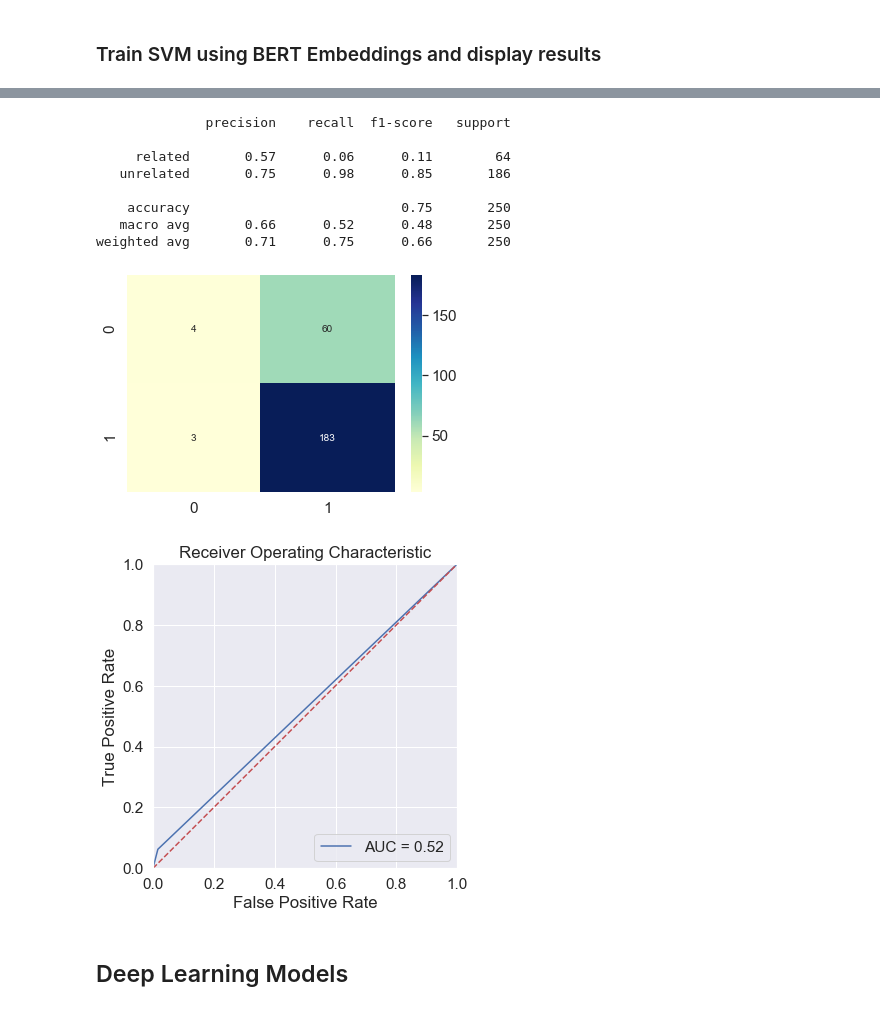
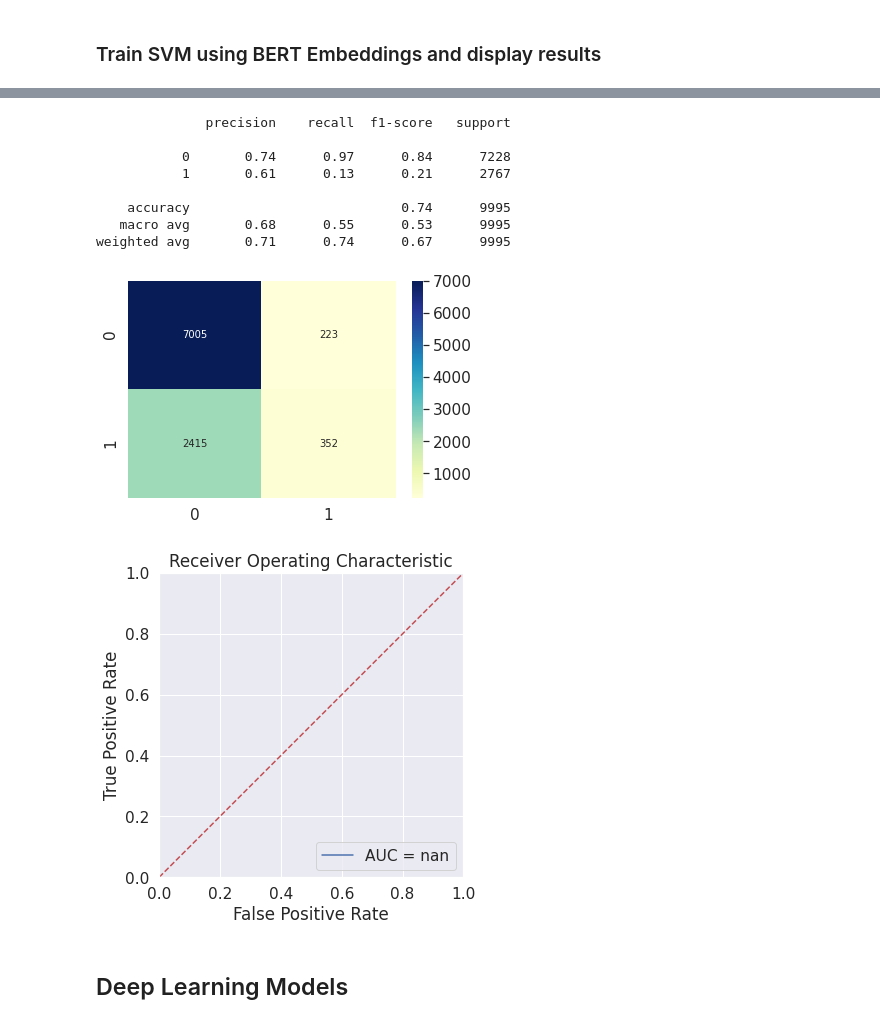
Before and after one commit to FaiZaman/Fake-News-Detection-with-Natural-Language-Processing, a Jupyter notebook: Fake_News_Challenge_Classifier.ipynb, the cells around one changed output, grey strips where cells are left out. Cells and saved outputs as stored; diff of their text form; code cells hidden in the pictures.

Commit message:
Properly retrieved BERT embeddings and used them to train SVM and logistic regression models

```diff
--- a/Fake_News_Challenge_Classifier.ipynb
+++ b/Fake_News_Challenge_Classifier.ipynb
@@ -53,12 +55,13 @@ Successfully installed sacremoses-0.0.45 tokenizers-0.10.2 transformers-4.5.1
 ## Set up the data for preprocessing
 ### Load and sample the data
 # %%
+main_path = '/content/drive/My Drive/University Work/Year 4/Natural Language Processing/'
 data_folder_name = 'data'
 train_body_filename = 'train_bodies.csv'
 train_stance_filename = 'train_stances.csv'
 
-train_body_path = data_folder_name +'/'+ train_body_filename
-train_stance_path = data_folder_name + '/' + train_stance_filename
+train_body_path = main_path + data_folder_name +'/'+ train_body_filename
+train_stance_path = main_path + data_folder_name + '/' + train_stance_filename
 
 body_data = pd.read_csv(train_body_path)
 stance_data = pd.read_csv(train_stance_path)
@@ -80,11 +83,6 @@ body_data.sample(10)
 ### Merge the data based on the Body ID to get one dataframe containing the corresponding Headlines and Article Bodies
 # %%
 total_data = pd.merge(body_data, stance_data, on='Body ID')
-
-# randomly drop rows to improve performance on SVM
-remove_n = 0
-drop_indices = np.random.choice(total_data.index, remove_n, replace=False)
-total_data = total_data.drop(drop_indices)
 
 # add relevance column
 total_data['Relevance'] = np.where(total_data['Stance'] == 'unrelated', 0, 1)
@@ -354,0 +343,3 @@ Batch 9600
+# %%
+train = torch.load(main_path + 'bert_train.pt')
+val = torch.load(main_path + 'bert_val.pt')
@@ -354,0 +348,4 @@ Batch 9600
+# %%
+from sklearn.linear_model import LogisticRegression
+clf = LogisticRegression(random_state=0, max_iter=5000).fit(train.cpu(), y_train)
+clf.score(val.cpu(), y_val)
@@ -359,16 +373,16 @@ model = train_SVM(train.cpu(), y_train, 'bert')
 # %%
-display_results(model, val[:250], y_val[:250])
+display_results(clf, val, y_val)
 # %% [output]
               precision    recall  f1-score   support
 
-     related       0.57      0.06      0.11        64
-   unrelated       0.75      0.98      0.85       186
+           0       0.74      0.97      0.84      7228
+           1       0.61      0.13      0.21      2767
 
-    accuracy                           0.75       250
-   macro avg       0.66      0.52      0.48       250
-weighted avg       0.71      0.75      0.66       250
+    accuracy                           0.74      9995
+   macro avg       0.68      0.55      0.53      9995
+weighted avg       0.71      0.74      0.67      9995
-[figure, old version]
+[figure, new version]
-[figure, old version]
+[figure, new version]
 # %% [markdown]
 ## Deep Learning Models
 # %% [markdown]
```
Also changed, not shown: parts of 9 cells of this notebook.
